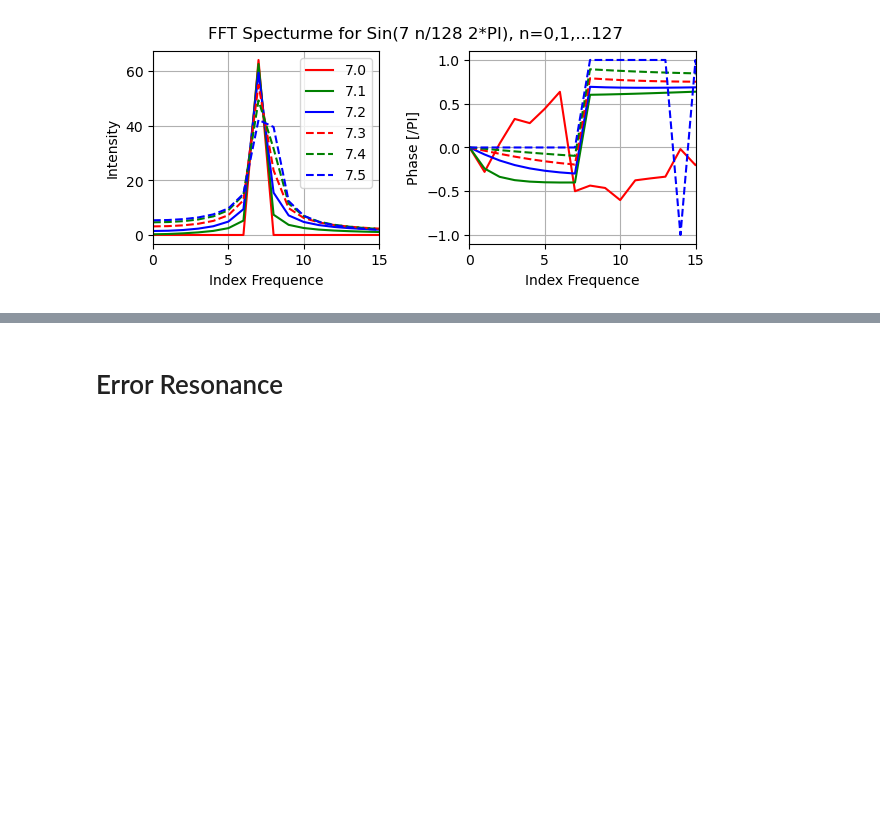
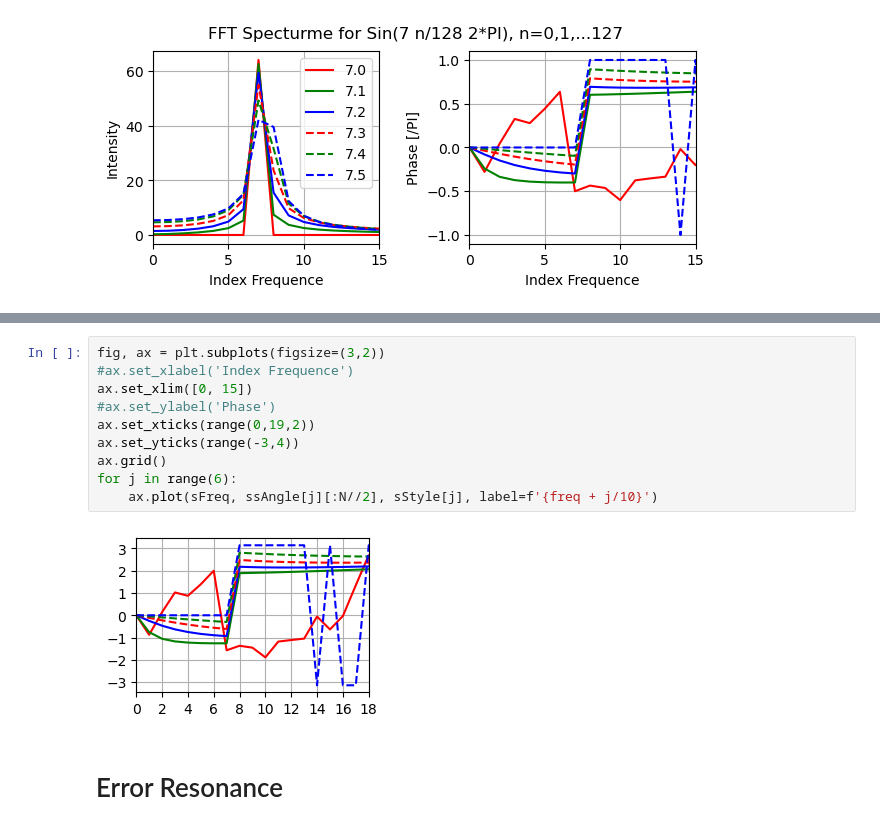
Before and after one commit to Chengpu0707/VarianceArithmetic, a Jupyter notebook: IPyNb/FFT_unfaithful.ipynb, the cells around one changed output, grey strips where cells are left out. Saved outputs shown, nothing was run; the diff lists cells and outputs as text; blank space fills up the shorter version.

```diff
--- a/IPyNb/FFT_unfaithful.ipynb
+++ b/IPyNb/FFT_unfaithful.ipynb
@@ -77,3 +89,15 @@ for j in range(6):
+# %%
+fig, ax = plt.subplots(figsize=(3,2))
+#ax.set_xlabel('Index Frequence')
+ax.set_xlim([0, 15])
+#ax.set_ylabel('Phase')
+ax.set_xticks(range(0,19,2))
+ax.set_yticks(range(-3,4))
+ax.grid()
+for j in range(6):
+    ax.plot(sFreq, ssAngle[j][:N//2], sStyle[j], label=f'{freq + j/10}')
+# %% [output]
+[figure, added]
 # %% [markdown]
 # Error Resonance
 # %%
```
Also changed, not shown: parts of 2 cells of this notebook, 7 other files.
